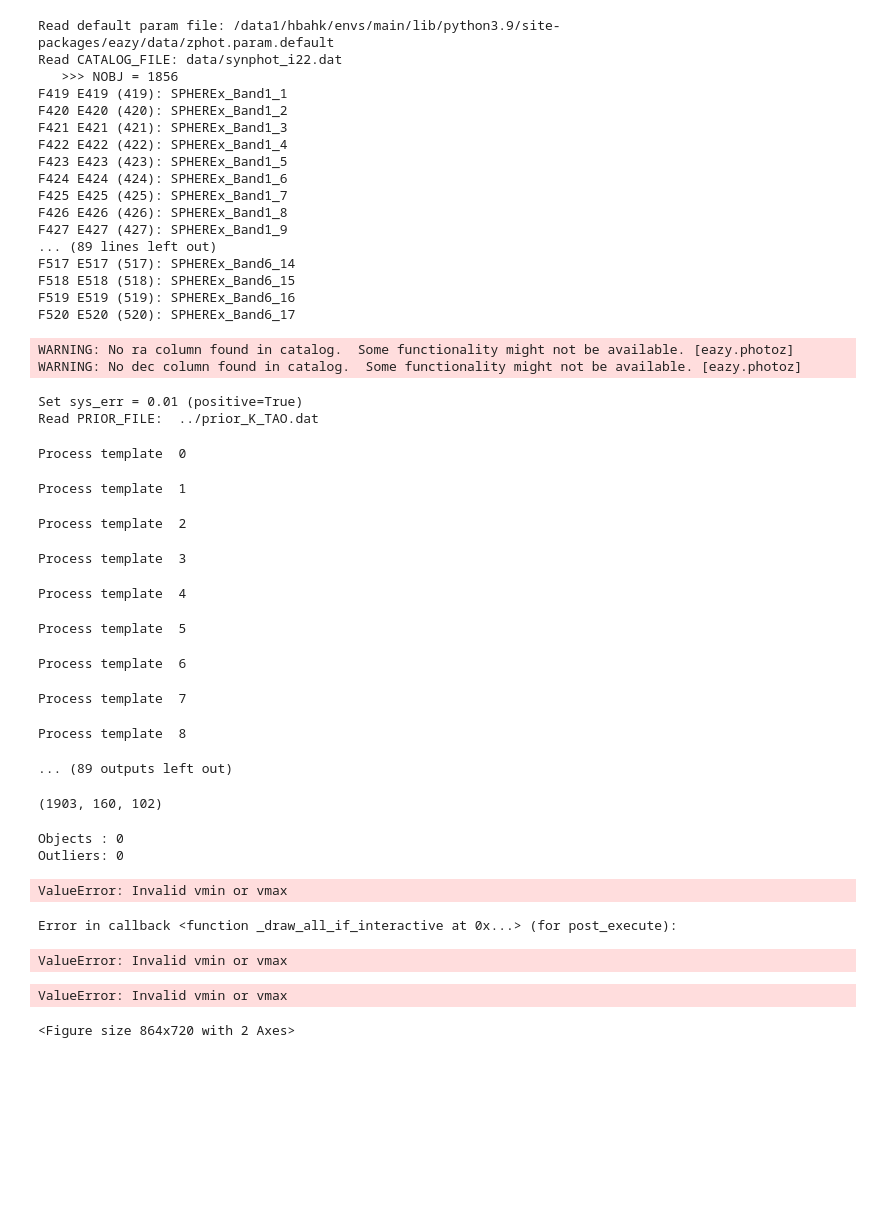
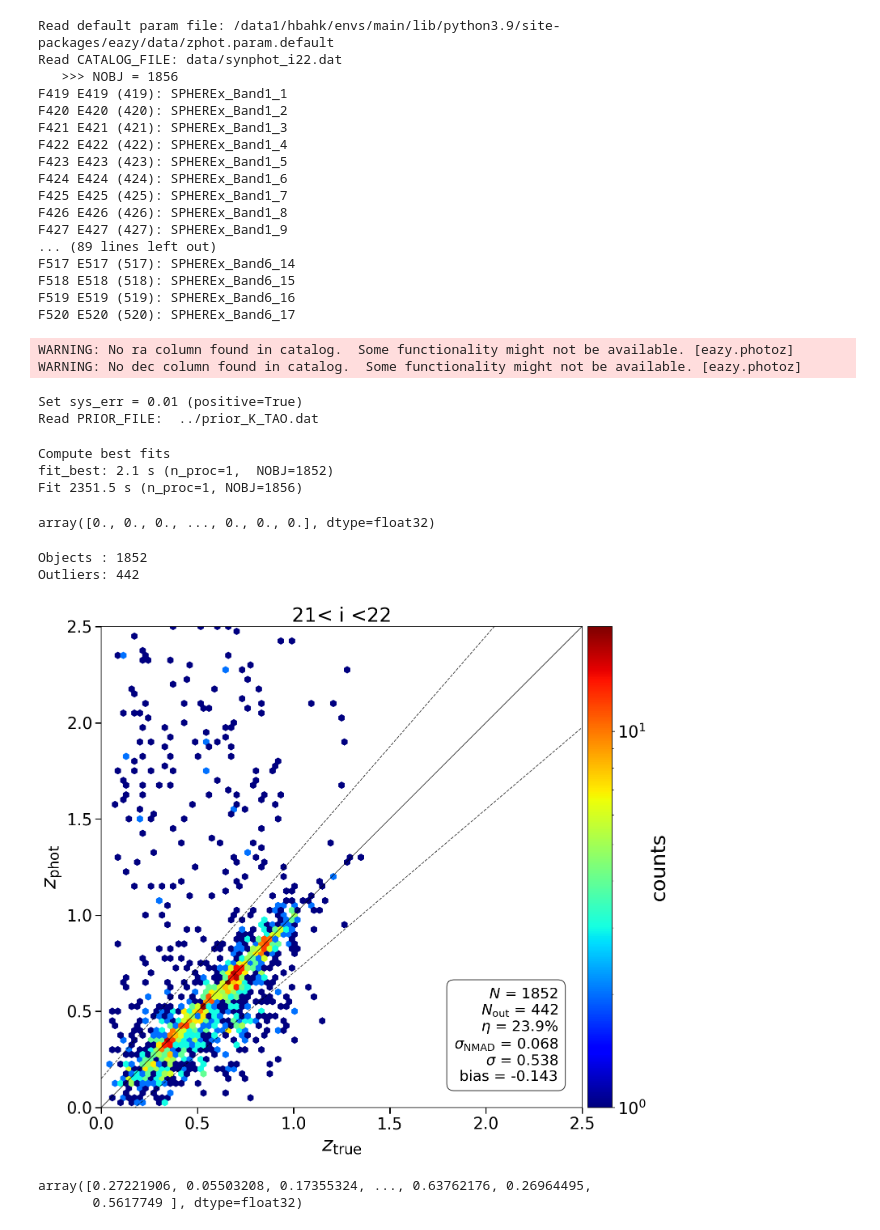
Before and after one commit to hbahk/spherex-challenge, a Jupyter notebook: challenge/test_run2.ipynb, the cells around one changed output. Saved outputs shown, nothing was run; the diff lists cells and outputs as text; code cells hidden in the pictures; blank space fills up the shorter version.

```diff
--- a/challenge/test_run2.ipynb
+++ b/challenge/test_run2.ipynb
@@ -84,8 +84,8 @@ params['TEMPLATES_FILE']    = "spherex_brown_cosmos.templates"
 
 ez = eazy.photoz.PhotoZ(param_file=None, translate_file=translate_filename,
                         zeropoint_file=None, params=params, tempfilt=tempfilt, )
-# ez.fit_catalog(ez.idx, n_proc=1)
-ez.fit_single_templates()
+ez.fit_catalog(ez.idx, n_proc=1)
+# ez.fit_single_templates()
 # %% [output]
 Read default param file: /data1/hbahk/envs/main/lib/python3.9/site-packages/eazy/data/zphot.param.default
 Read CATALOG_FILE: data/synphot_i22.dat
@@ -108,37 +108,31 @@ WARNING: No ra column found in catalog.  Some functionality might not be availab
 WARNING: No dec column found in catalog.  Some functionality might not be available. [eazy.photoz]
 Set sys_err = 0.01 (positive=True)
 Read PRIOR_FILE:  ../prior_K_TAO.dat
-Process template  0
+Compute best fits
+fit_best: 2.1 s (n_proc=1,  NOBJ=1852)
+Fit 2351.5 s (n_proc=1, NOBJ=1856)
-Process template  1
-Process template  2
-Process template  3
-Process template  4
-Process template  5
-Process template  6
-Process template  7
-Process template  8
-... (89 outputs left out)
-# %%
-ez.tempfilt.tempfilt.shape
-# %% [output]
-(1903, 160, 102)
+# %%
+ez.zbest
+# %% [output]
+array([0., 0., 0., ..., 0., 0., 0.], dtype=float32)
 # %%
 cat = Table.read(WD/f'data/fiducial102_reduced_i{imag:02d}.fits')
 id_out = plot_comp_hexbin(cat['z_true'], ez.zbest, ez.chi2_best,
                           'Fig1-comp_z_eazypy.png', ez.idx,
                           label_x=r"$z_{\rm true}$", label_y=r"$z_{\rm phot}$",
                           title=f"{imag-1:02d}< i <{imag:02d}",
-                          xmin=0, xmax=1, cmap='jet',
+                          xmin=0, xmax=2.5, cmap='jet',
                           scatter_plot=False, gridsize=(87,50), log_scale=False)
 
 cat['z_phot'] = ez.zbest
 cat['z_phot_chi2'] = ez.chi2_best
-cat.write(dir_output/'simple_output_i{imag:02d}.fits', overwrite=True)
+cat.write(dir_output/f'simple_output_i{imag:02d}.fits', overwrite=True)
 # %% [output]
-Objects : 0
-Outliers: 0
+Objects : 1852
+Outliers: 442
-ValueError: Invalid vmin or vmax
-Error in callback <function _draw_all_if_interactive at 0x...> (for post_execute):
-ValueError: Invalid vmin or vmax
-ValueError: Invalid vmin or vmax
-<Figure size 864x720 with 2 Axes>
+[figure, added]
+# %%
+ez.zbest_risk
+# %% [output]
+array([0.27221906, 0.05503208, 0.17355324, ..., 0.63762176, 0.26964495,
+       0.5617749 ], dtype=float32)
```
Also changed, not shown: 3 other files.
